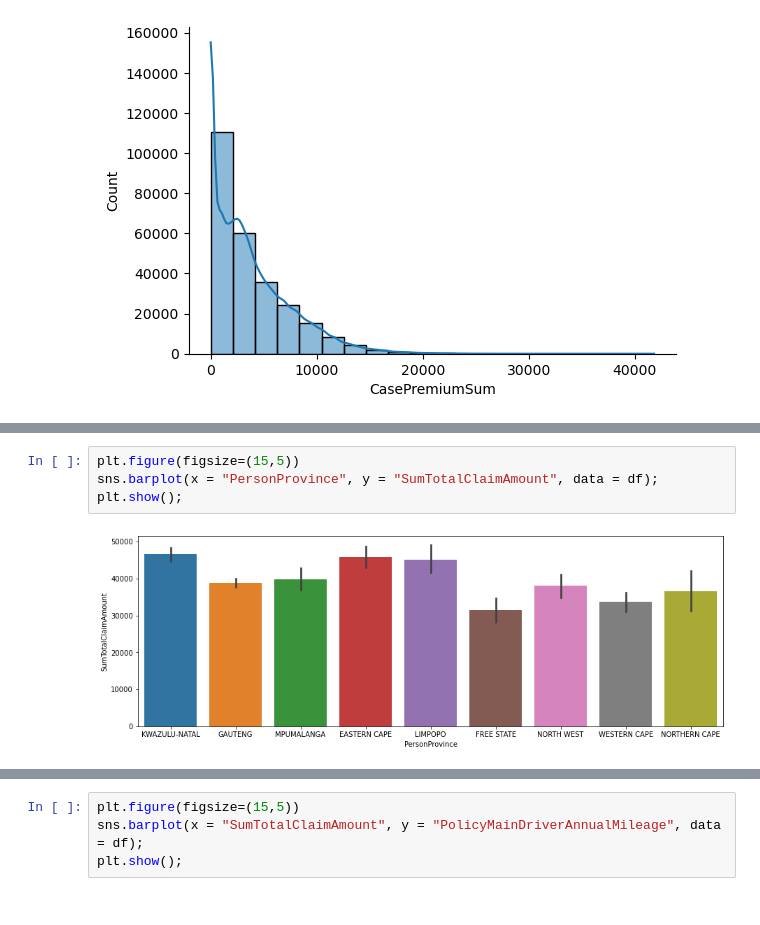
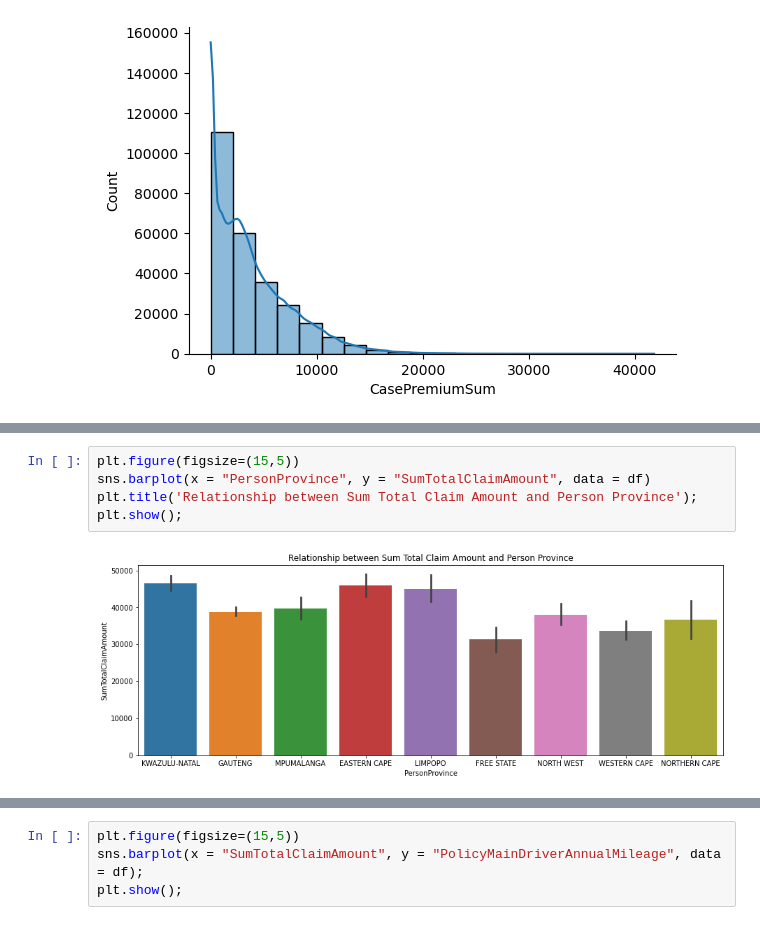
Before and after one commit to Pheelog/Insurance-Claim-Modelling, a Jupyter notebook: Insurance Claim Model.ipynb, the cells around one changed output, grey strips where cells are left out. Drawn from its saved outputs; the diff is of its cells as text.

```diff
--- a/Insurance Claim Model.ipynb
+++ b/Insurance Claim Model.ipynb
@@ -394,9 +394,10 @@ plt.show();
 # %%
 plt.figure(figsize=(15,5))
-sns.barplot(x = "PersonProvince", y = "SumTotalClaimAmount", data = df);
+sns.barplot(x = "PersonProvince", y = "SumTotalClaimAmount", data = df)
+plt.title('Relationship between Sum Total Claim Amount and Person Province');
 plt.show();
 # %% [output]
-[figure, old version]
+[figure, new version]
 # %%
 plt.figure(figsize=(15,5))
 sns.barplot(x = "PersonProvince", y = "SumTotalClaimAmount", hue = "Gender", data = df);
```
Also changed, not shown: parts of 16 cells of this notebook.
